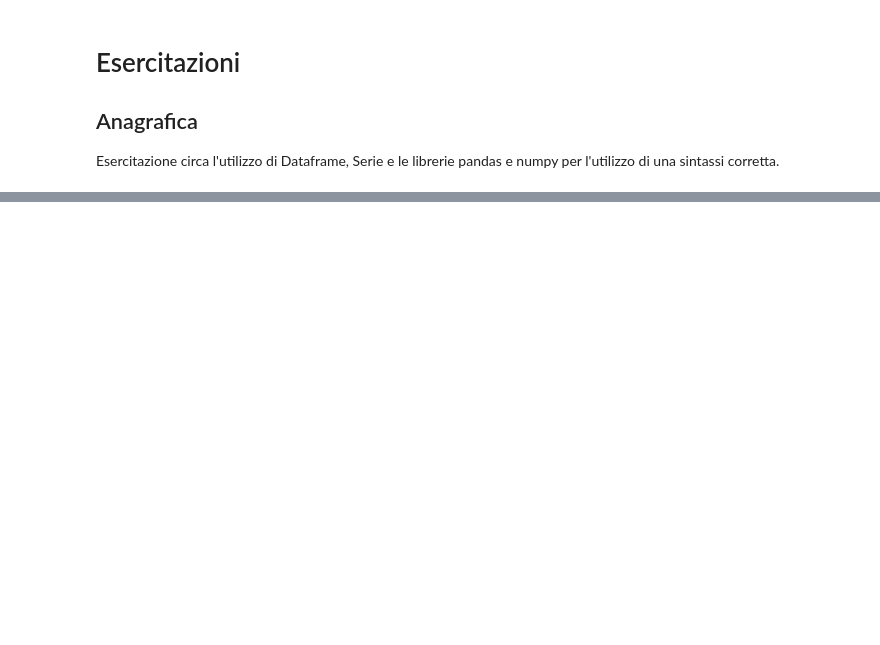
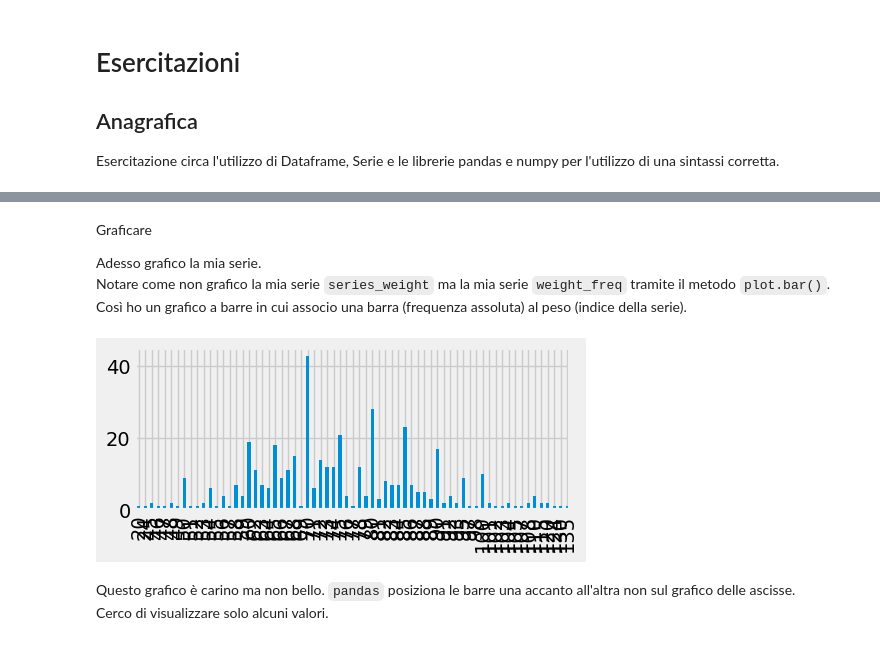
Before and after one commit to PippoZord/superhero-datascience, a Jupyter notebook: content/Esercitazioni/Anagrafica.ipynb, the cells around one changed output, grey strips where cells are left out. Cells and saved outputs as stored; diff of their text form; code cells hidden in the pictures; blank space fills up the shorter version.

Commit message:
Esercitazione: utilizzo di serie per descrivere

```diff
--- a/content/Esercitazioni/Anagrafica.ipynb
+++ b/content/Esercitazioni/Anagrafica.ipynb
@@ -38,0 +23,5 @@ anagrafica
+# %%
+weight = [int(a[2]) if a[2] else None for a in anagrafica]
+names = [n[0] for n in anagrafica]
+series_weight = pd.Series(weight, index = names)
+series_weight.head()
@@ -38,0 +97,3 @@ anagrafica
+# %%
+weight_freq = series_weight.value_counts().sort_index()
+weight_freq
@@ -38,0 +113,11 @@ anagrafica
+# %% [markdown]
+<h>Graficare</h5>
+
+Adesso grafico la mia serie.<br>Notare come non grafico la mia serie `series_weight` ma la mia serie `weight_freq` tramite il metodo `plot.bar()`.<br>Così ho un grafico a barre in cui associo una barra (frequenza assoluta) al peso (indice della serie).
+# %%
+weight_freq.plot.bar()
+plt.show()
+# %% [output]
+[figure, added]
+# %% [markdown]
+Questo grafico è carino ma non bello. `pandas` posiziona le barre una accanto all'altra non sul grafico delle ascisse.<br>Cerco di visualizzare solo alcuni valori.
```
Also changed, not shown: parts of 14 cells of this notebook, 1 other file.
